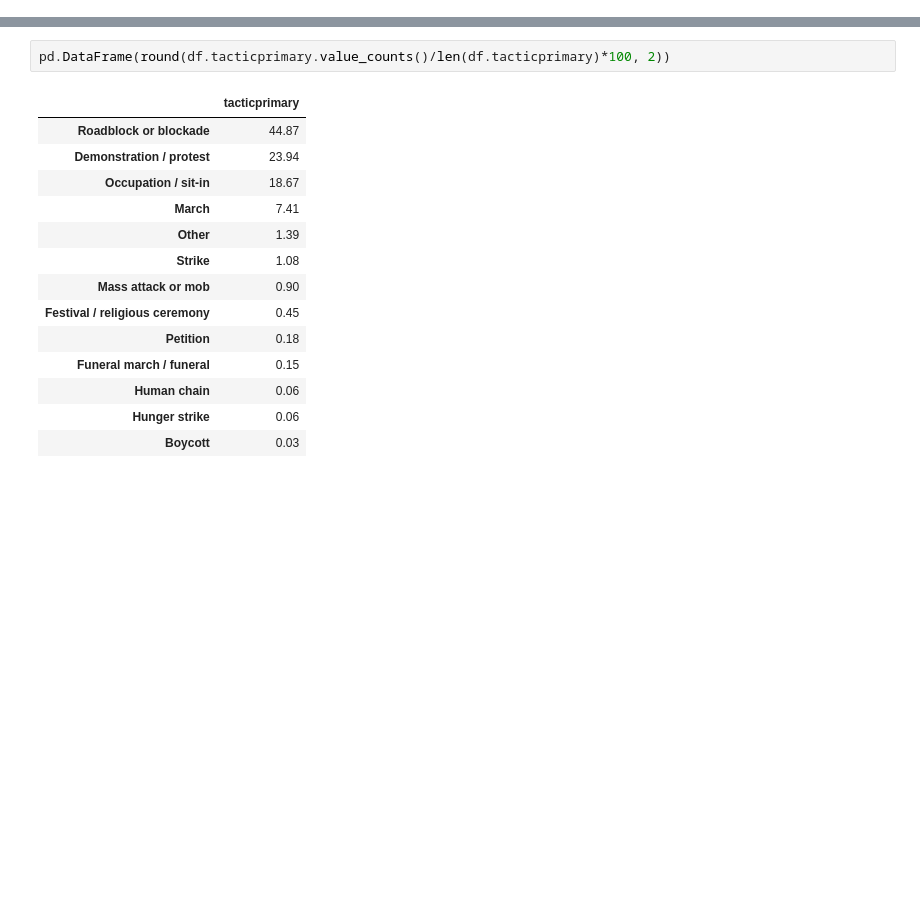
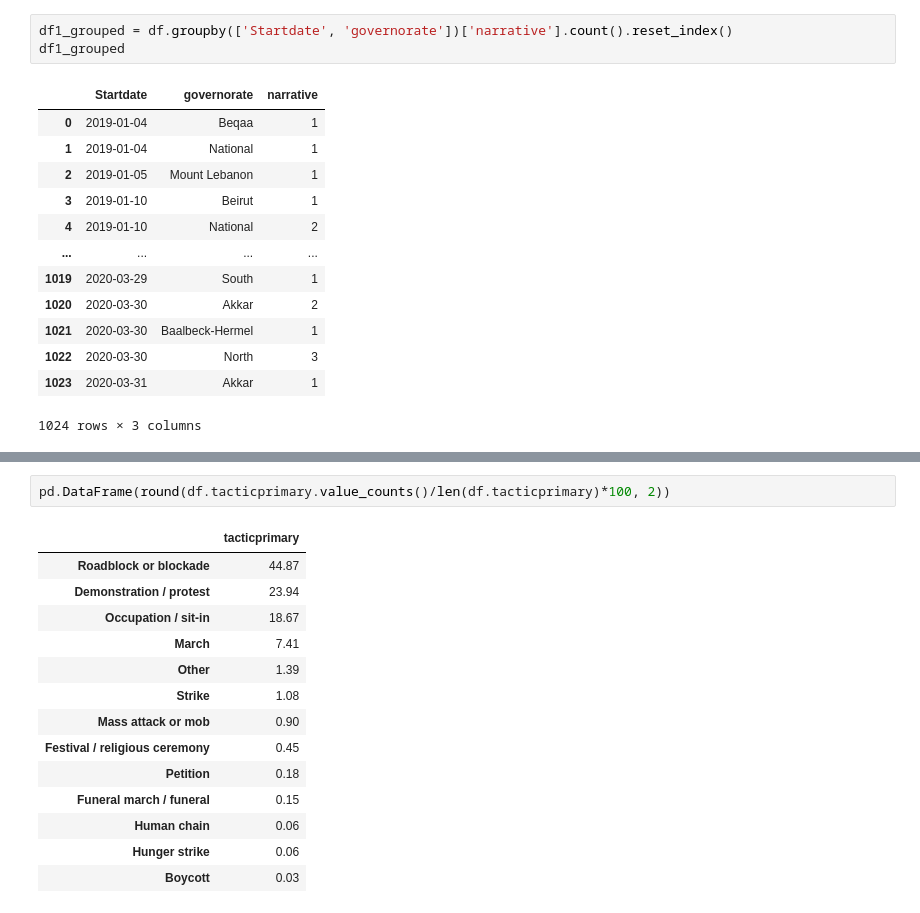
Before and after one commit to NoahDarwich/Leb_analysis, a Jupyter notebook: Notebooks/leb_analysis.ipynb, the cells around one changed output, grey strips where cells are left out. Drawn from its saved outputs; the diff is of its cells as text; blank space fills up the shorter version.

```diff
--- a/Notebooks/leb_analysis.ipynb
+++ b/Notebooks/leb_analysis.ipynb
@@ -109,0 +26,17 @@ Name: tacticprimary, dtype: int64
+# %%
+df1_grouped = df.groupby(['Startdate', 'governorate'])['narrative'].count().reset_index()
+df1_grouped
+# %% [output]
+|  | Startdate | governorate | narrative |
+| 0 | 2019-01-04 | Beqaa | 1 |
+| 1 | 2019-01-04 | National | 1 |
+| 2 | 2019-01-05 | Mount Lebanon | 1 |
+| 3 | 2019-01-10 | Beirut | 1 |
+| 4 | 2019-01-10 | National | 2 |
+| ... | ... | ... | ... |
+| 1019 | 2020-03-29 | South | 1 |
+| 1020 | 2020-03-30 | Akkar | 2 |
+| 1021 | 2020-03-30 | Baalbeck-Hermel | 1 |
+| 1022 | 2020-03-30 | North | 3 |
+| 1023 | 2020-03-31 | Akkar | 1 |
+1024 rows × 3 columns
```
Also changed, not shown: parts of 10 cells of this notebook.
